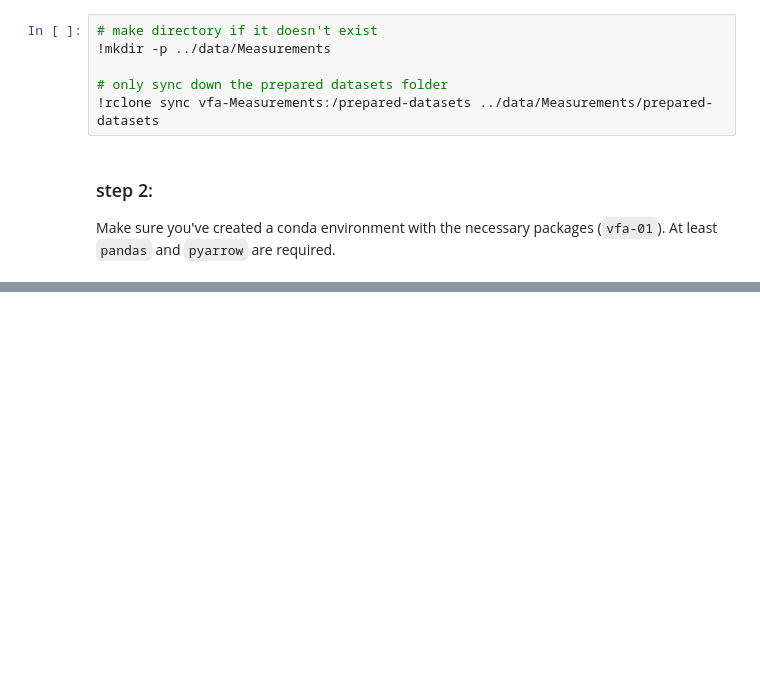
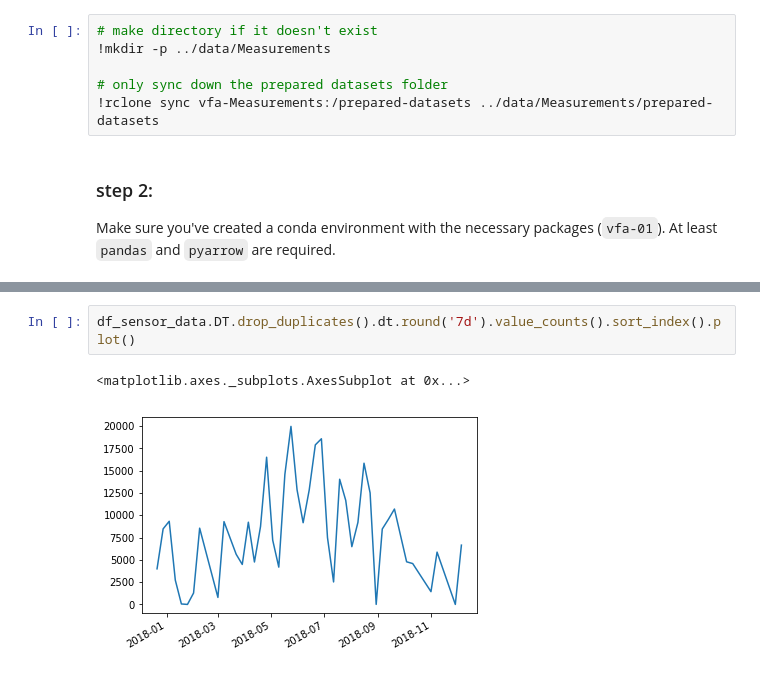
Before and after one commit to DataForGood-Norway/BySpire, a Jupyter notebook: 01-data-loads/20181002 - Getting started with prepared datasets.ipynb, the cells around one changed output, grey strips where cells are left out. Cells and saved outputs as stored; diff of their text form; blank space fills up the shorter version.

```diff
--- a/01-data-loads/20181002 - Getting started with prepared datasets.ipynb
+++ b/01-data-loads/20181002 - Getting started with prepared datasets.ipynb
@@ -30,0 +152,5 @@ tab_sensor_data
+# %%
+df_sensor_data.DT.drop_duplicates().dt.round('7d').value_counts().sort_index().plot()
+# %% [output]
+<matplotlib.axes._subplots.AxesSubplot at 0x...>
+[figure, added]
```
Also changed, not shown: parts of 10 cells of this notebook, 2 other files.
